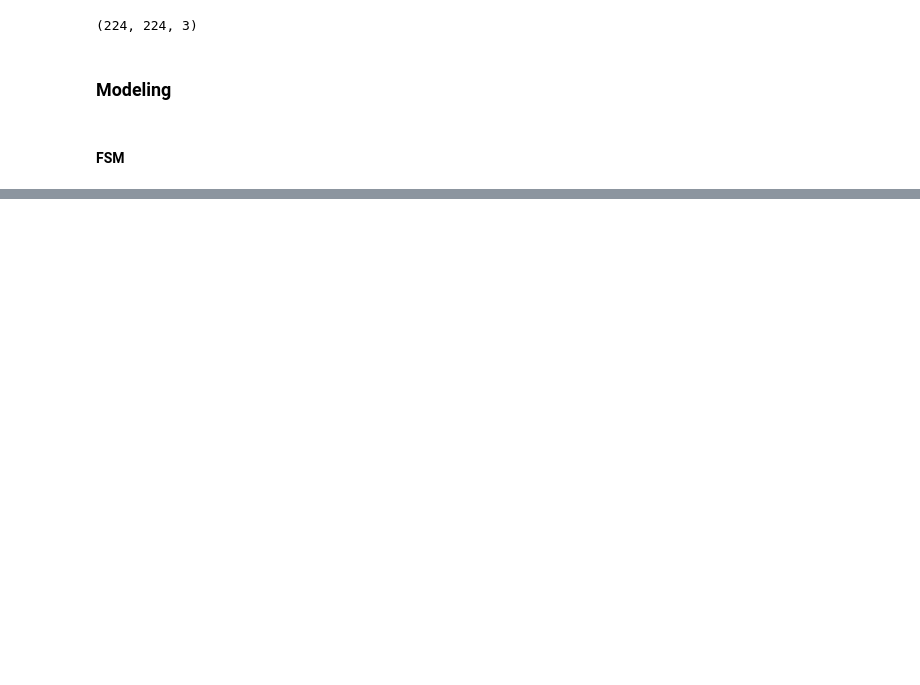
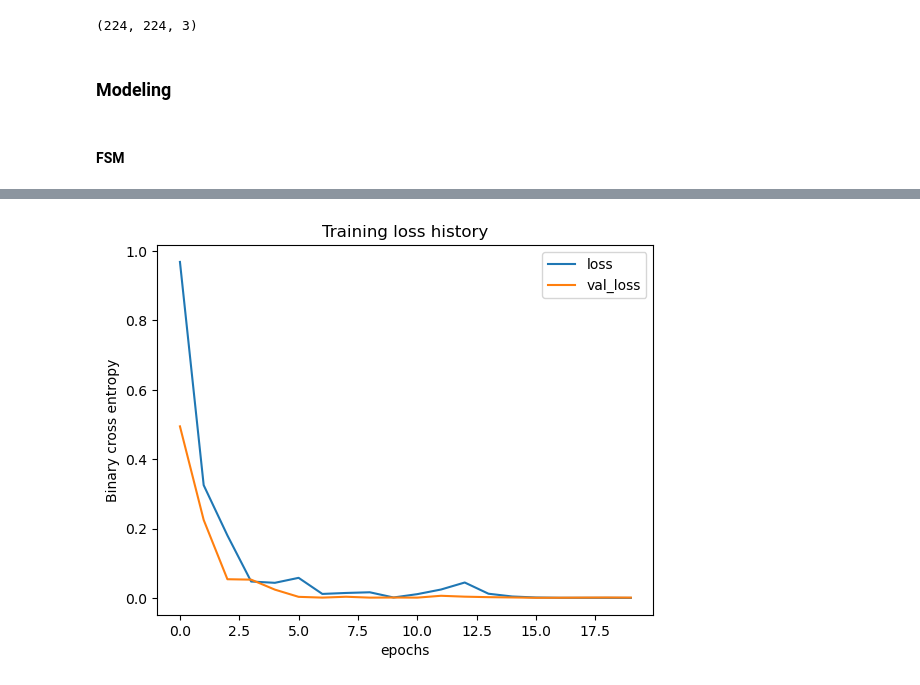
Before and after one commit to ddcots24/Hello-Fresh, a Jupyter notebook: Hello_Fresh.ipynb, the cells around one changed output, grey strips where cells are left out. Cells and saved outputs as stored; diff of their text form; code cells hidden in the pictures; blank space fills up the shorter version.

```diff
--- a/Hello_Fresh.ipynb
+++ b/Hello_Fresh.ipynb
@@ -148,5 +155,5 @@ Non-trainable params: 0 (0.00 Byte)
 _________________________________________________________________
 # %%
 fsmodel.compile(optimizer = 'adam', loss = 'binary_crossentropy', metrics = ['accuracy'])
-history_fsm_cnn = fsmodel.fit(train_generator, epochs = 30, steps_per_epoch = 30, validation_data = validation_generator)
+fsm_cnn = fsmodel.fit(train_generator, epochs = 20, steps_per_epoch = 20, validation_data = validation_generator)
 # %% [output]
@@ -169,0 +177,10 @@ Epoch 30/30
+# %%
+fsm_cnn_df =  pd.DataFrame(fsm_cnn.history)
+fsm_cnn_df.index.name = 'epochs'
+col_list = ['loss', 'val_loss']
+fsm_cnn_df[col_list].plot()
+plt.ylabel('Binary cross entropy')
+plt.title('Training loss history')
+plt.show()
+# %% [output]
+[figure, added]
```
Also changed, not shown: parts of 12 cells of this notebook.
